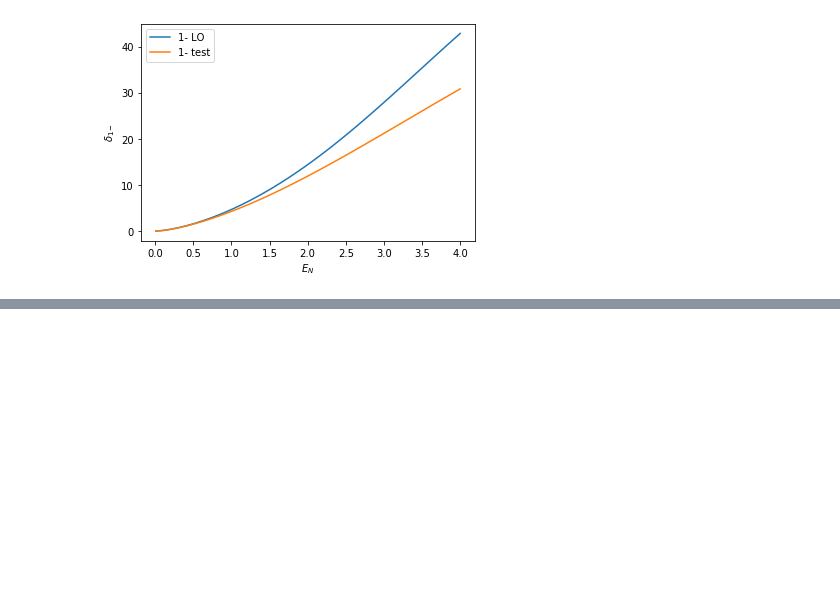
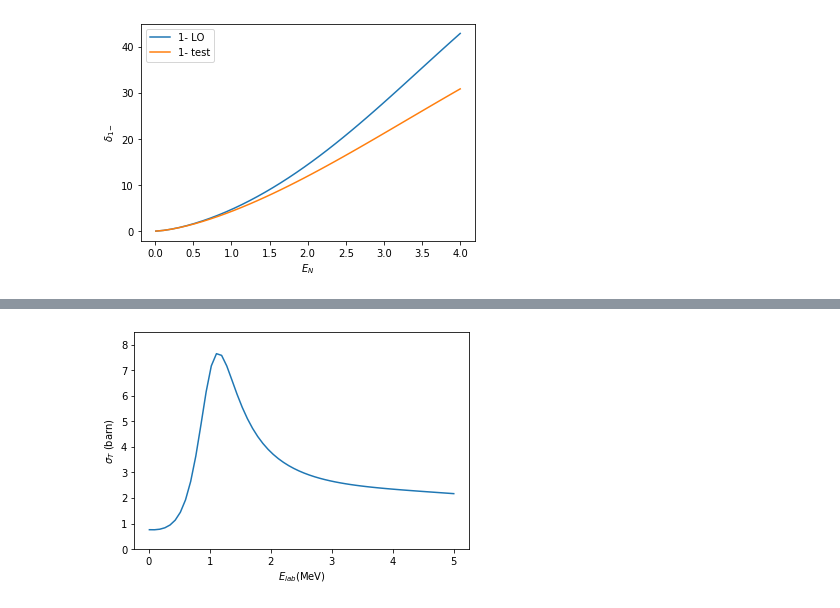
Before and after one commit to alphacentaury-github/Lattice_fft, a Jupyter notebook: n_alpha.ipynb, the cells around one changed output, grey strips where cells are left out. Saved outputs shown, nothing was run; the diff lists cells and outputs as text; code cells hidden in the pictures; blank space fills up the shorter version.

```diff
--- a/n_alpha.ipynb
+++ b/n_alpha.ipynb
@@ -276,0 +307,11 @@ plt.xlim([0,180]);
+# %%
+E_lab = np.linspace(0.01,5,60)
+E_cm =  reduced_mass/mass_n*E_lab
+kcm = np.sqrt(2*reduced_mass*E_cm)
+sig_tot= 4*np.pi/(kcm/hbarc)  *np.imag( scattering_amp(0.5,0.5,0.0,kcm) ) # m,mp is chosen arbitrary
+plt.plot(E_lab,sig_tot/100)
+plt.ylim([0,8.5])
+plt.xlabel(r'$E_{lab}$(MeV)');
+plt.ylabel(r'$\sigma_T$ (barn)');
+# %% [output]
+[figure, added]
```
Also changed, not shown: parts of 30 cells of this notebook.
